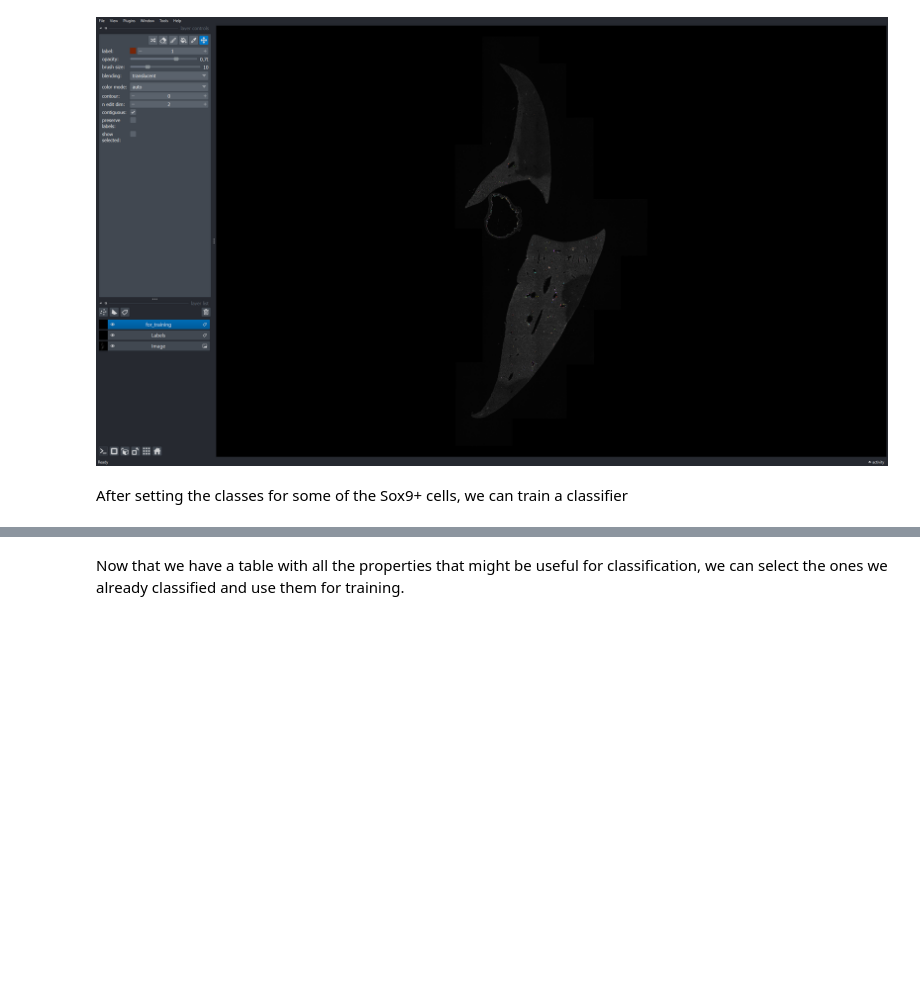
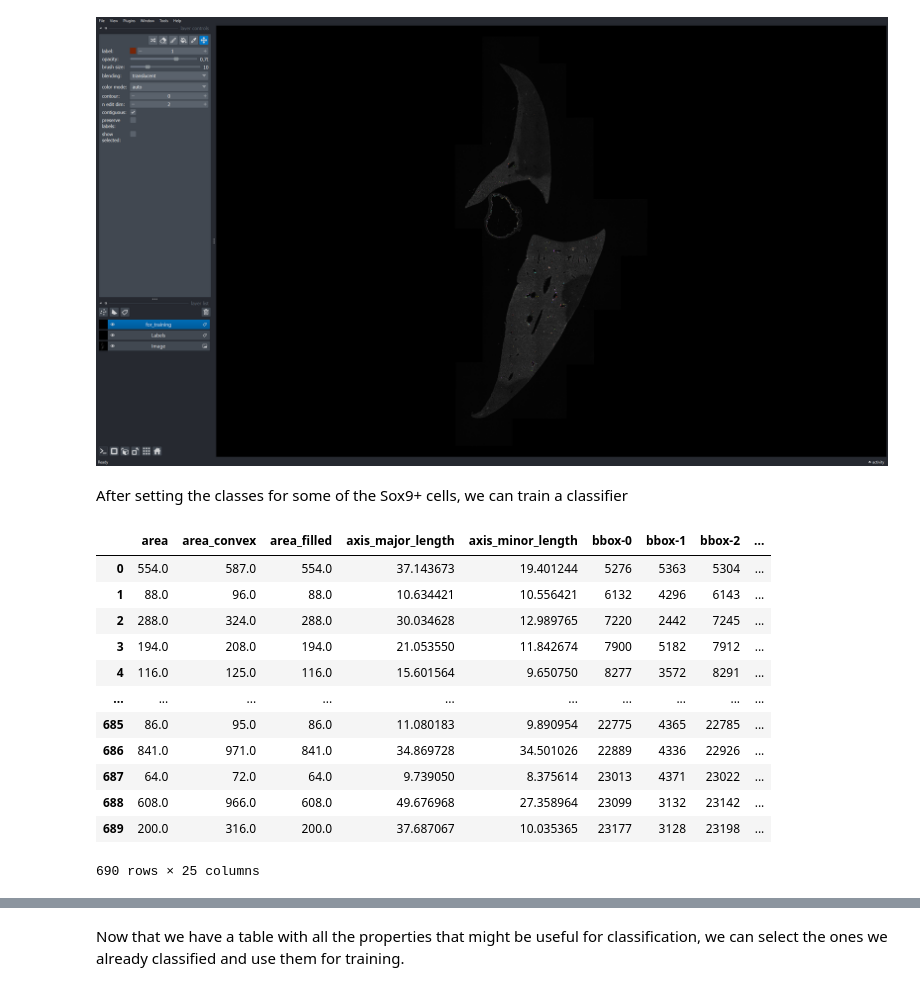
Before and after one commit to acorbat/gulliver, a Jupyter notebook: notebooks/bile_duct_classification.ipynb, the cells around one changed output, grey strips where cells are left out. Cells and saved outputs as stored; diff of their text form; code cells hidden in the pictures; blank space fills up the shorter version.

```diff
--- a/notebooks/bile_duct_classification.ipynb
+++ b/notebooks/bile_duct_classification.ipynb
@@ -64,0 +73,16 @@ properties = get_properties(segmentations["sox9_positive"]["labels"], for_traini
+# %%
+properties
+# %% [output]
+|  | area | area_convex | area_filled | axis_major_length | axis_minor_length | bbox-0 | bbox-1 | bbox-2 | ... |
+| 0 | 554.0 | 587.0 | 554.0 | 37.143673 | 19.401244 | 5276 | 5363 | 5304 | ... |
+| 1 | 88.0 | 96.0 | 88.0 | 10.634421 | 10.556421 | 6132 | 4296 | 6143 | ... |
+| 2 | 288.0 | 324.0 | 288.0 | 30.034628 | 12.989765 | 7220 | 2442 | 7245 | ... |
+| 3 | 194.0 | 208.0 | 194.0 | 21.053550 | 11.842674 | 7900 | 5182 | 7912 | ... |
+| 4 | 116.0 | 125.0 | 116.0 | 15.601564 | 9.650750 | 8277 | 3572 | 8291 | ... |
+| ... | ... | ... | ... | ... | ... | ... | ... | ... | ... |
+| 685 | 86.0 | 95.0 | 86.0 | 11.080183 | 9.890954 | 22775 | 4365 | 22785 | ... |
+| 686 | 841.0 | 971.0 | 841.0 | 34.869728 | 34.501026 | 22889 | 4336 | 22926 | ... |
+| 687 | 64.0 | 72.0 | 64.0 | 9.739050 | 8.375614 | 23013 | 4371 | 23022 | ... |
+| 688 | 608.0 | 966.0 | 608.0 | 49.676968 | 27.358964 | 23099 | 3132 | 23142 | ... |
+| 689 | 200.0 | 316.0 | 200.0 | 37.687067 | 10.035365 | 23177 | 3128 | 23198 | ... |
+690 rows × 25 columns
```
Also changed, not shown: parts of 14 cells of this notebook.
